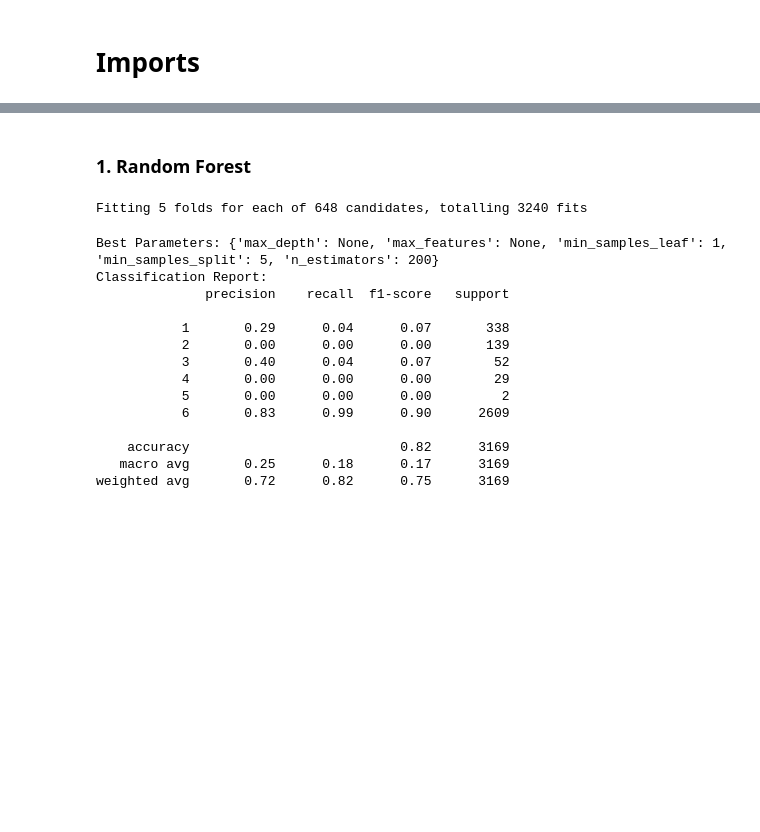
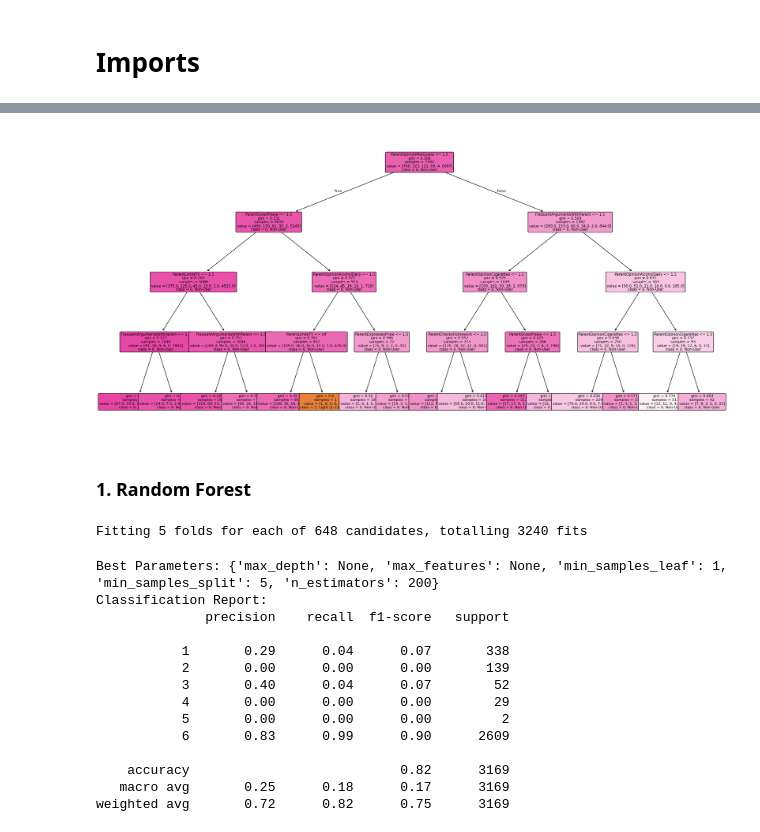
Before and after one commit to sahn1998/DATA-5322, a Jupyter notebook: HW1/models/multi-class.ipynb, the cells around one changed output, grey strips where cells are left out. Cells and saved outputs as stored; diff of their text form; code cells hidden in the pictures; blank space fills up the shorter version.

```diff
--- a/HW1/models/multi-class.ipynb
+++ b/HW1/models/multi-class.ipynb
@@ -51,2 +115,27 @@ df.head()
+# %%
+from sklearn.tree import plot_tree
+import matplotlib.pyplot as plt
+
+class_names = [
+    "1: Light (1–11 days)",
+    "2: Mod-Low (12–49)",
+    "3: Moderate (50–99)",
+    "4: Mod-High (100–299)",
+    "5: Heavy (300–365)",
+    "6: Non-User"
+]
+
+plt.figure(figsize=(24, 12))
+plot_tree(
+    clf,
+    feature_names=X.columns,
+    class_names=class_names,
+    filled=True,
+    rounded=True,
+    fontsize=8
+)
+plt.show()
+# %% [output]
+[figure, added]
 # %% [markdown]
 ### 1. Random Forest
```
Also changed, not shown: parts of 6 cells of this notebook, 2 other files.
